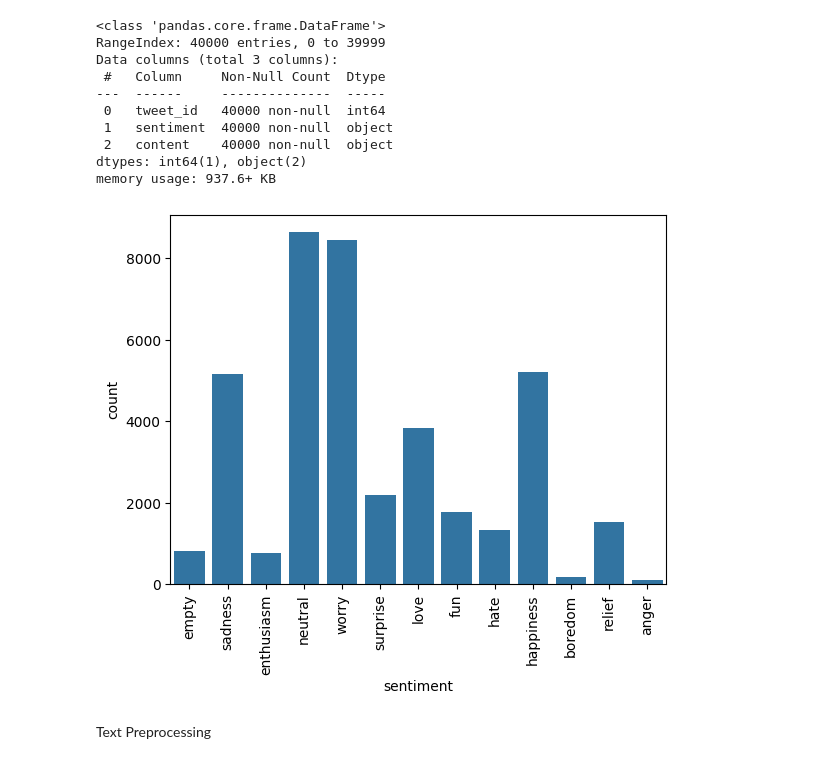
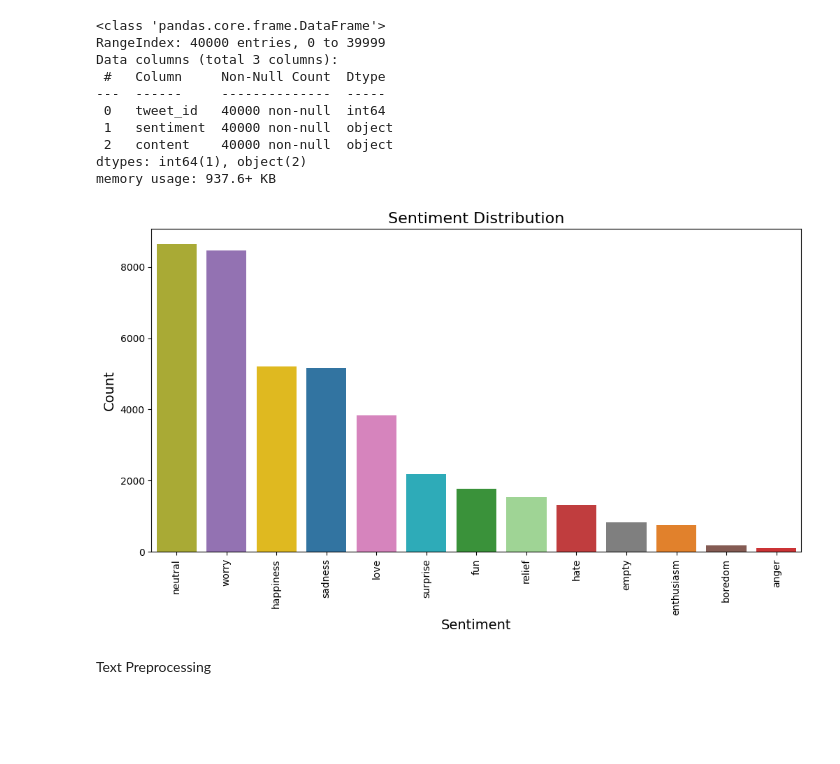
Before and after one commit to jcvancity2022/Week2-DataPreprocessing, a Jupyter notebook: Week 2.ipynb, the cells around one changed output. Drawn from its saved outputs; the diff is of its cells as text; code cells hidden in the pictures; blank space fills up the shorter version.

```diff
--- a/Week 2.ipynb
+++ b/Week 2.ipynb
@@ -452,12 +453,40 @@ Data columns (total 3 columns):
  2   content    40000 non-null  object
 dtypes: int64(1), object(2)
 memory usage: 937.6+ KB
-# %%
-sns.countplot(x=dataset_3['sentiment'])
-plt.xticks(rotation=90)
-plt.show()
-# %% [output]
-[figure, removed]
+# %%
+import seaborn as sns
+import matplotlib.pyplot as plt
+
+# Define a custom palette with enough colours for all sentiments
+custom_palette = {
+    "empty": "#7f7f7f",       # gray
+    "sadness": "#1f77b4",     # blue
+    "enthusiasm": "#ff7f0e",  # orange
+    "neutral": "#bcbd22",     # olive
+    "worry": "#9467bd",       # purple
+    "surprise": "#17becf",    # cyan
+    "love": "#e377c2",        # pink
+    "fun": "#2ca02c",         # green
+    "hate": "#d62728",        # red
+    "happiness": "#ffcc00",   # yellow
+    "boredom": "#8c564b",     # brown
+    "relief": "#98df8a",      # light green
+    "anger": "#e41a1c"        # dark red
+}
+
+plt.figure(figsize=(12,6))
+
+sns.countplot(x=dataset_3['sentiment'], data=dataset_3,
+              order=dataset_3['sentiment'].value_counts().index,
+              hue="sentiment", palette=custom_palette, legend=False)
+
+plt.xticks(rotation=90)
+plt.title("Sentiment Distribution", fontsize=16)
+plt.xlabel("Sentiment", fontsize=14)
+plt.ylabel("Count", fontsize=14)
+plt.show()
+# %% [output]
+[figure, added]
 # %% [markdown]
 Text Preprocessing
 # %%
```
Also changed, not shown: parts of 9 cells of this notebook.
